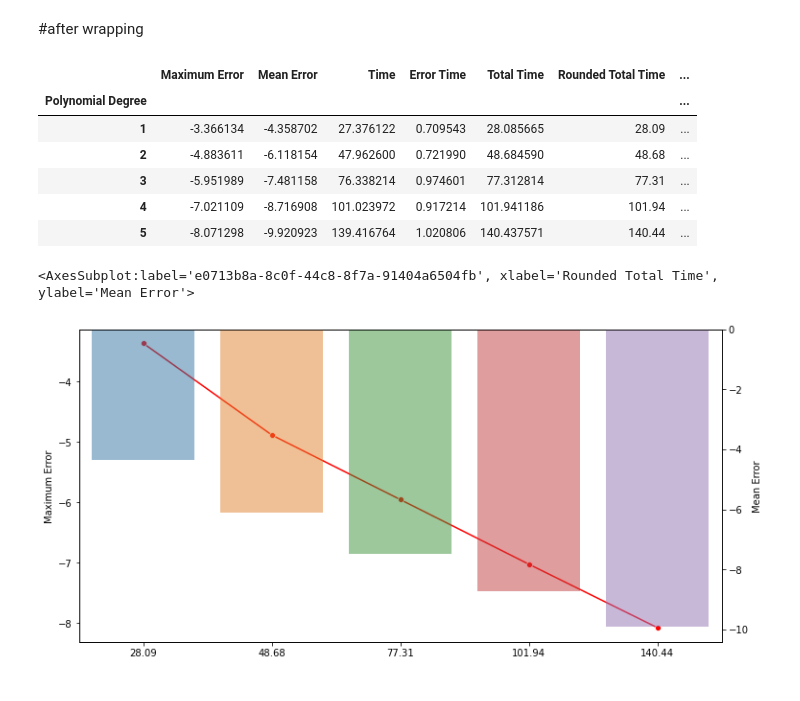
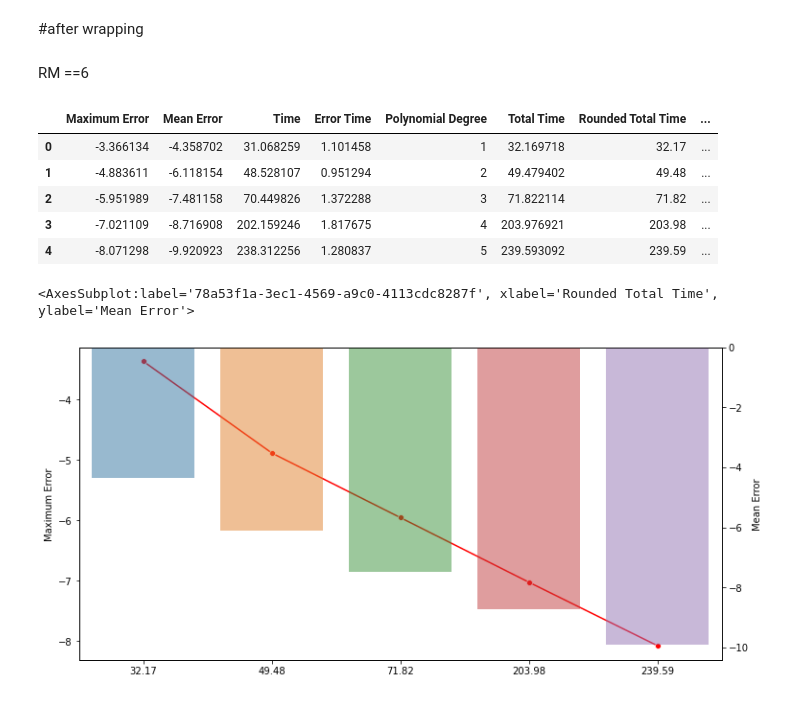
Before and after one commit to PoTseCheng/OSE, a Jupyter notebook: GSS/Gss python/OSE final report.ipynb, the cells around one changed output. Saved outputs shown, nothing was run; the diff lists cells and outputs as text; code cells hidden in the pictures.

```diff
--- a/GSS/Gss python/OSE final report.ipynb
+++ b/GSS/Gss python/OSE final report.ipynb
@@ -122,29 +122,19 @@ for d in range(1, D_max+1):
     result_time.append(error_time)
 # %% [markdown]
 #after wrapping
+# %% [markdown]
+RM ==6
 # %%
-Time, result_mean, result_max, result_time= GSSA_MainResult(D_Max=5, Rm=6, Norml=1, Pt=7, Pf=0 )
+showcase_result = GSSA_MainResult(D_Max=5, Rm=6, Norml=1, Pt=7, Pf=0 )
-# %%
-
-#construct df for ploting
-showcase_result = pd.DataFrame(result_max, columns=["Maximum Error"])
-showcase_result["Mean Error"] = result_mean
-showcase_result["Time"] = Time
-showcase_result["Error Time"] = result_time
-showcase_result["Polynomial Degree"]= list(range(1,6))
-showcase_result["Total Time"] = showcase_result["Error Time"] + showcase_result["Time"]
-showcase_result["Rounded Total Time"]=showcase_result["Total Time"].round(decimals=2)
-showcase_result["Original Mean Error"]= 10**(showcase_result["Mean Error"])
-showcase_result["Original Max Error"]= 10**(showcase_result["Maximum Error"])
-showcase_result.set_index(["Polynomial Degree"])
-# %% [output]
-|  | Maximum Error | Mean Error | Time | Error Time | Total Time | Rounded Total Time | ... |
-| Polynomial Degree |  |  |  |  |  |  | ... |
-| 1 | -3.366134 | -4.358702 | 27.376122 | 0.709543 | 28.085665 | 28.09 | ... |
-| 2 | -4.883611 | -6.118154 | 47.962600 | 0.721990 | 48.684590 | 48.68 | ... |
-| 3 | -5.951989 | -7.481158 | 76.338214 | 0.974601 | 77.312814 | 77.31 | ... |
-| 4 | -7.021109 | -8.716908 | 101.023972 | 0.917214 | 101.941186 | 101.94 | ... |
-| 5 | -8.071298 | -9.920923 | 139.416764 | 1.020806 | 140.437571 | 140.44 | ... |
+# %%
+showcase_result
+# %% [output]
+|  | Maximum Error | Mean Error | Time | Error Time | Polynomial Degree | Total Time | Rounded Total Time | ... |
+| 0 | -3.366134 | -4.358702 | 31.068259 | 1.101458 | 1 | 32.169718 | 32.17 | ... |
+| 1 | -4.883611 | -6.118154 | 48.528107 | 0.951294 | 2 | 49.479402 | 49.48 | ... |
+| 2 | -5.951989 | -7.481158 | 70.449826 | 1.372288 | 3 | 71.822114 | 71.82 | ... |
+| 3 | -7.021109 | -8.716908 | 202.159246 | 1.817675 | 4 | 203.976921 | 203.98 | ... |
+| 4 | -8.071298 | -9.920923 | 238.312256 | 1.280837 | 5 | 239.593092 | 239.59 | ... |
 # %%
 #plot with regards to time, maxi for visualisation
 # add title and so on
@@ -157,5 +147,5 @@ ax2 = ax1.twinx()
 
 sns.barplot(data = showcase_result, x="Rounded Total Time", y="Mean Error", alpha=0.5, ax=ax2)
 # %% [output]
-<AxesSubplot:label='e0713b8a-8c0f-44c8-8f7a-91404a6504fb', xlabel='Rounded Total Time', ylabel='Mean Error'>
+<AxesSubplot:label='78a53f1a-3ec1-4569-a9c0-4113cdc8287f', xlabel='Rounded Total Time', ylabel='Mean Error'>
 [figure]
```
Also changed, not shown: parts of 16 cells of this notebook, 15 other files.
